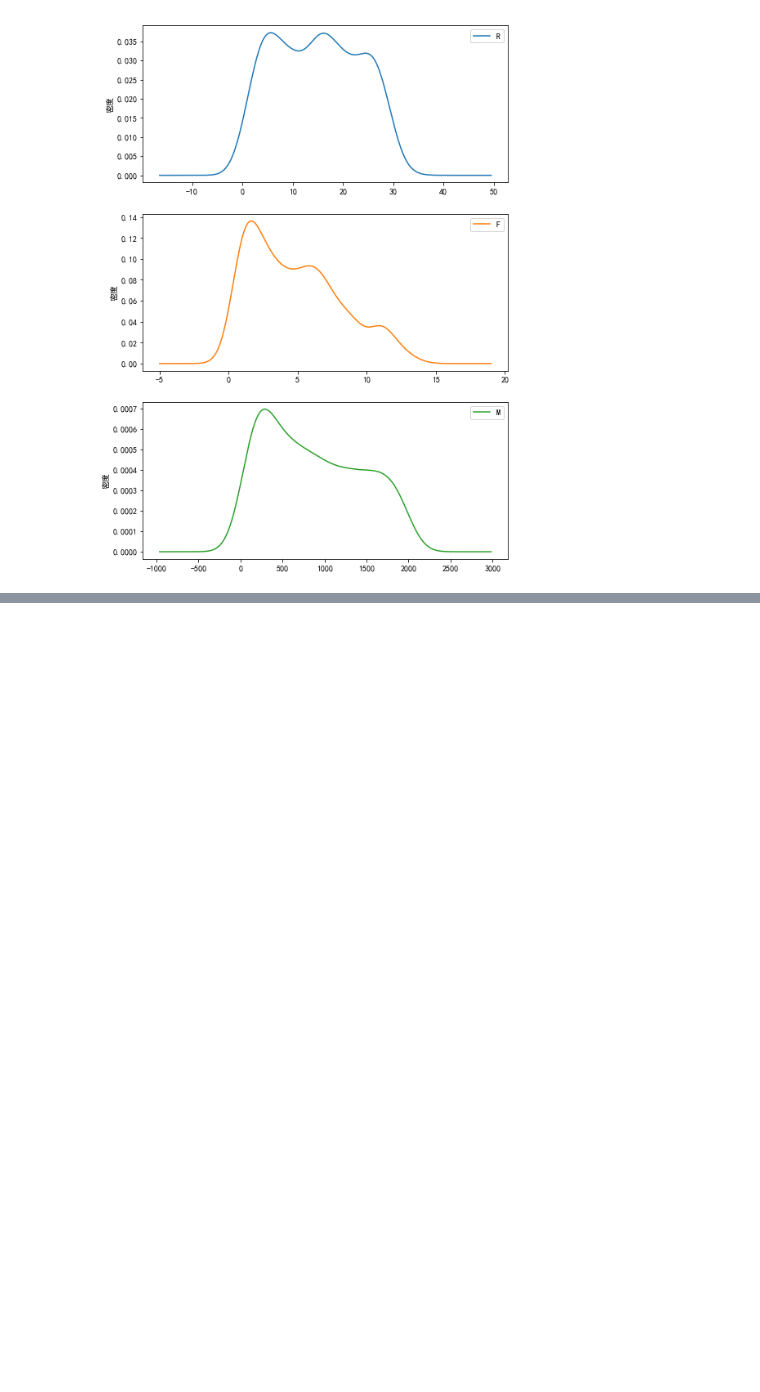
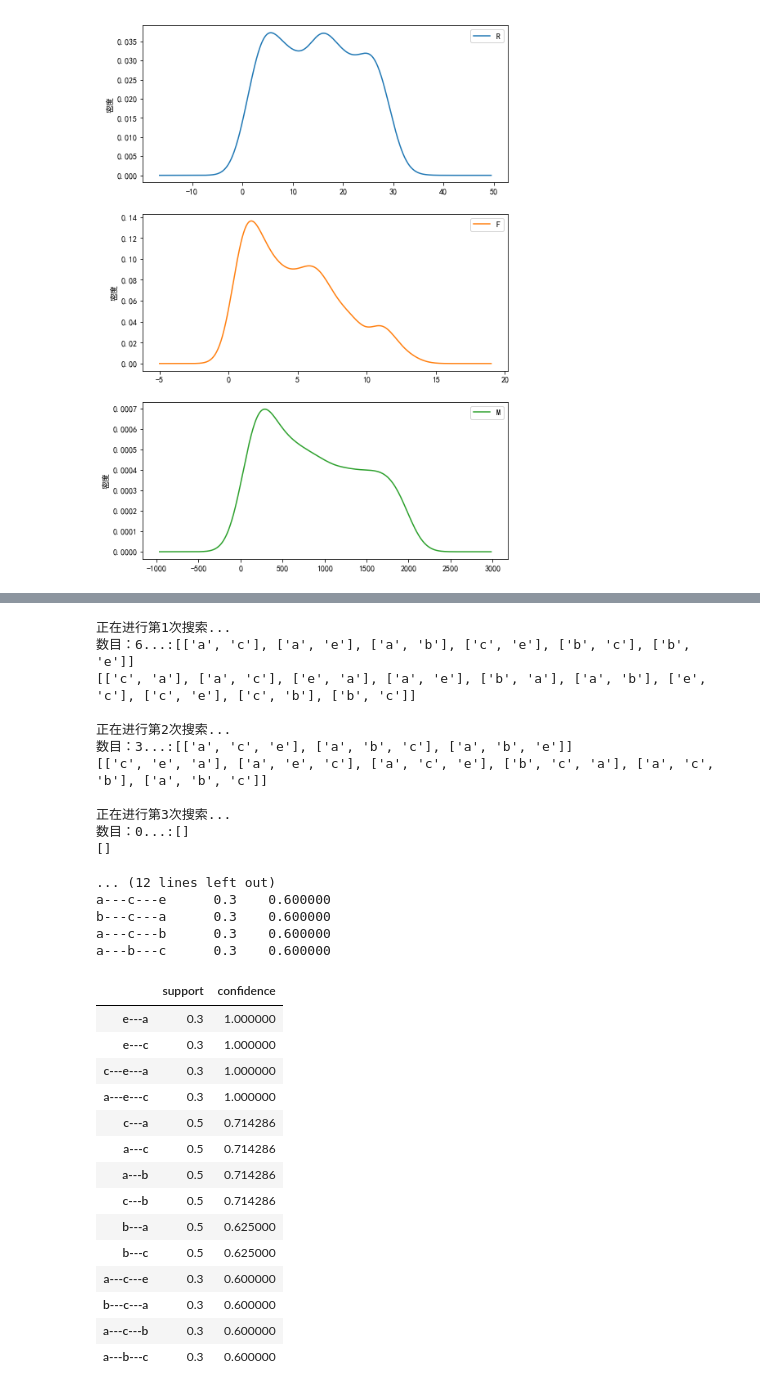
Before and after one commit to longfengpili/Python-Practice-of-Data-Analysis-and-Mining, a Jupyter notebook: chapter5挖掘建模.ipynb, the cells around one changed output, grey strips where cells are left out. Drawn from its saved outputs; the diff is of its cells as text; code cells hidden in the pictures; blank space fills up the shorter version.

```diff
--- a/chapter5挖掘建模.ipynb
+++ b/chapter5挖掘建模.ipynb
@@ -246,0 +374,38 @@ density_plot_2(data[r.聚类类别==1])
+# %%
+support = 0.2 #最小支持度
+confidence= 0.5 # 最小置信度
+ms = '---' #连接符，默认'--‘，用来区分不同的元素，如A--B。需要保证原始表格不含有该字符
+find_rule(data_new,support,confidence,ms)
+# %% [output]
+正在进行第1次搜索...
+数目：6...:[['a', 'c'], ['a', 'e'], ['a', 'b'], ['c', 'e'], ['b', 'c'], ['b', 'e']]
+[['c', 'a'], ['a', 'c'], ['e', 'a'], ['a', 'e'], ['b', 'a'], ['a', 'b'], ['e', 'c'], ['c', 'e'], ['c', 'b'], ['b', 'c']]
+
+正在进行第2次搜索...
+数目：3...:[['a', 'c', 'e'], ['a', 'b', 'c'], ['a', 'b', 'e']]
+[['c', 'e', 'a'], ['a', 'e', 'c'], ['a', 'c', 'e'], ['b', 'c', 'a'], ['a', 'c', 'b'], ['a', 'b', 'c']]
+
+正在进行第3次搜索...
+数目：0...:[]
+[]
+
+... (12 lines left out)
+a---c---e      0.3    0.600000
+b---c---a      0.3    0.600000
+a---c---b      0.3    0.600000
+a---b---c      0.3    0.600000
+|  | support | confidence |
+| e---a | 0.3 | 1.000000 |
+| e---c | 0.3 | 1.000000 |
+| c---e---a | 0.3 | 1.000000 |
+| a---e---c | 0.3 | 1.000000 |
+| c---a | 0.5 | 0.714286 |
+| a---c | 0.5 | 0.714286 |
+| a---b | 0.5 | 0.714286 |
+| c---b | 0.5 | 0.714286 |
+| b---a | 0.5 | 0.625000 |
+| b---c | 0.5 | 0.625000 |
+| a---c---e | 0.3 | 0.600000 |
+| b---c---a | 0.3 | 0.600000 |
+| a---c---b | 0.3 | 0.600000 |
+| a---b---c | 0.3 | 0.600000 |
```
Also changed, not shown: parts of 10 cells of this notebook.
